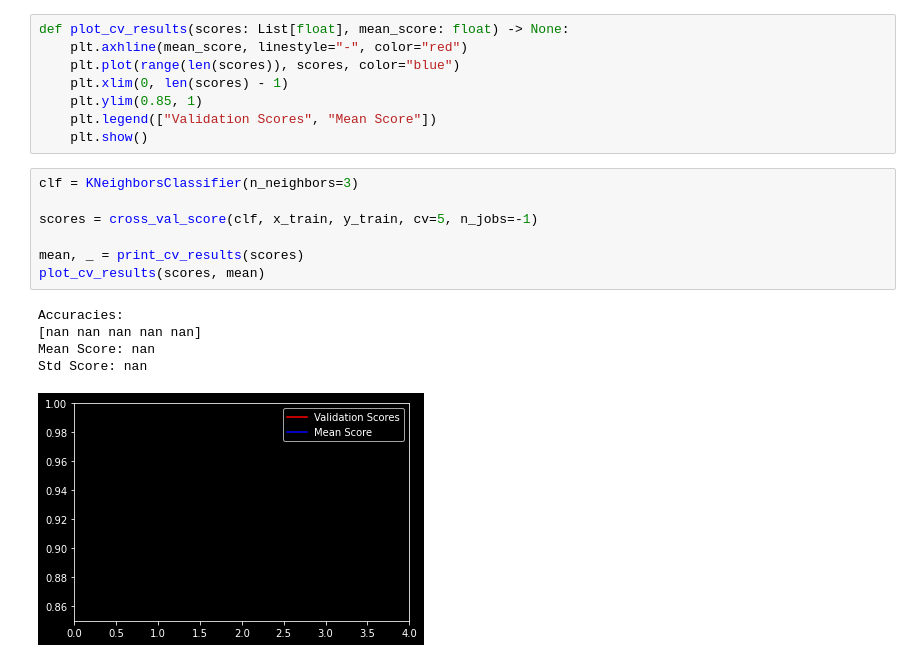
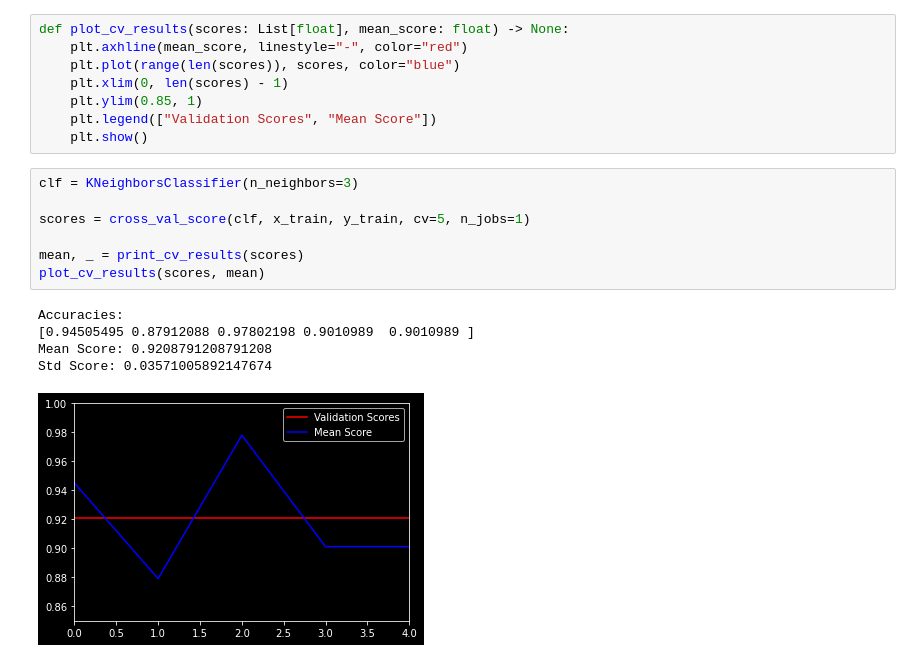
Before and after one commit to franneck94/UdemyML, a Jupyter notebook: Chapter08_MetricsEvaluation/CrossValidation/CrossValidation.ipynb, the cells around one changed output. Saved outputs shown, nothing was run; the diff lists cells and outputs as text.

```diff
--- a/Chapter08_MetricsEvaluation/CrossValidation/CrossValidation.ipynb
+++ b/Chapter08_MetricsEvaluation/CrossValidation/CrossValidation.ipynb
@@ -47,16 +65,16 @@ def plot_cv_results(scores: List[float], mean_score: float) -> None:
 # %%
 clf = KNeighborsClassifier(n_neighbors=3)
 
-scores = cross_val_score(clf, x_train, y_train, cv=5, n_jobs=-1)
+scores = cross_val_score(clf, x_train, y_train, cv=5, n_jobs=1)
 
 mean, _ = print_cv_results(scores)
 plot_cv_results(scores, mean)
 # %% [output]
 Accuracies:
-[nan nan nan nan nan]
-Mean Score: nan
-Std Score: nan
+[0.94505495 0.87912088 0.97802198 0.9010989  0.9010989 ]
+Mean Score: 0.9208791208791208
+Std Score: 0.03571005892147674
-[figure, old version]
+[figure, new version]
 # %%
 clf = KNeighborsClassifier(n_neighbors=2)
 
```
Also changed, not shown: parts of 4 cells of this notebook, 11 other files.
